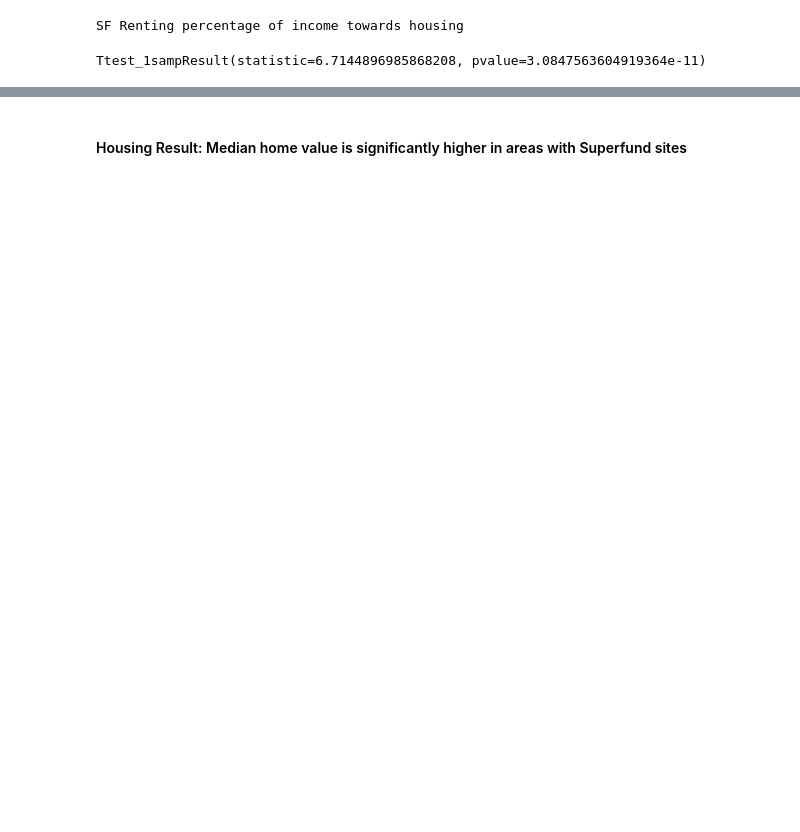
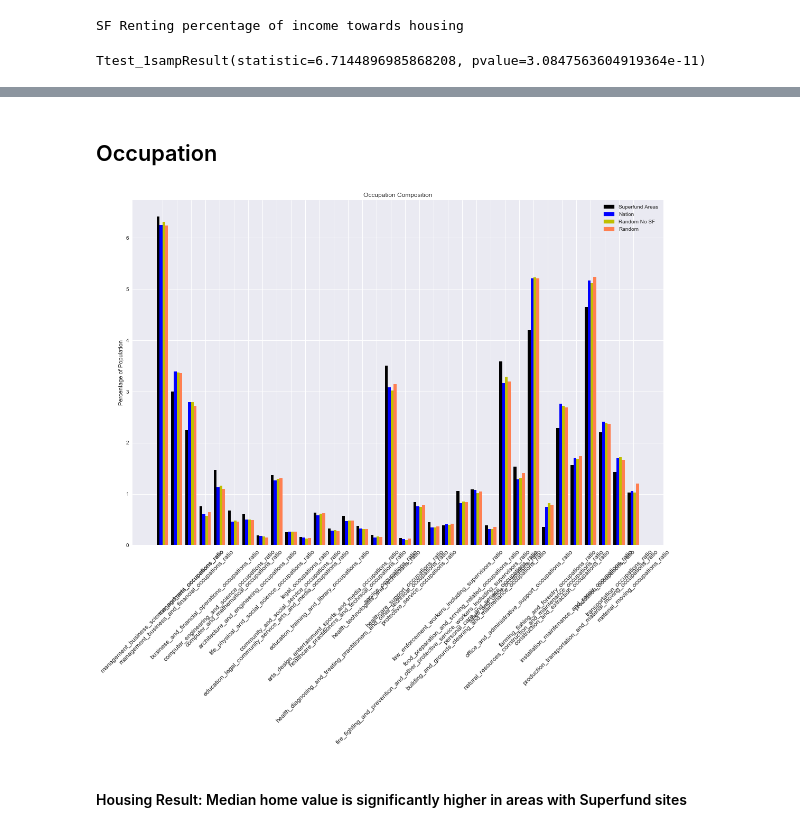
Before and after one commit to harshil753/Project1, a Jupyter notebook: FirstProject.ipynb, the cells around one changed output, grey strips where cells are left out. Drawn from its saved outputs; the diff is of its cells as text; code cells hidden in the pictures; blank space fills up the shorter version.

```diff
--- a/FirstProject.ipynb
+++ b/FirstProject.ipynb
@@ -1258,3 +1259,46 @@ plt.show()
+# %% [markdown]
+## Occupation
+# %%
+occupationLabels = ["management_business_science_and_arts_occupations_ratio", \
+                    "management_business_and_financial_occupations_ratio", \
+                   "management_occupations_ratio", \
+                    "business_and_financial_operations_occupations_ratio", \
+                    "computer_engineering_and_science_occupations_ratio", \
+                    "computer_and_mathematical_occupations_ratio", \
+                    "architecture_and_engineering_occupations_ratio", \
+                    "life_physical_and_social_science_occupations_ratio", \
+                    "education_legal_community_service_arts_and_media_occupations_ratio", \
+                    "community_and_social_service_occupations_ratio", \
+                    "legal_occupations_ratio", \
+                    "education_training_and_library_occupations_ratio", \
+                    "arts_design_entertainment_sports_and_media_occupations_ratio", \
+                    "healthcare_practitioners_and_technical_occupations_ratio", \
+                    "health_diagnosing_and_treating_practitioners_and_other_technical_occupations_ratio", \
+                    "health_technologists_and_technicians_ratio", \
+                    "service_occupations_ratio", \
+                    "healthcare_support_occupations_ratio", \
+                    "protective_service_occupations_ratio", \
+                    "fire_fighting_and_prevention_and_other_protective_service_workers_including_supervisors_ratio", \
+                    "law_enforcement_workers_including_supervisors_ratio", \
+                    "food_preparation_and_serving_related_occupations_ratio", \
+                    "building_and_grounds_cleaning_and_maintenance_occupations_ratio", \
+                    "personal_care_and_service_occupations_ratio", \
+                    "sales_and_office_occupations_ratio", \
+                    "office_and_administrative_support_occupations_ratio", \
+                    "natural_resources_construction_and_maintenance_occupations_ratio", \
+                    "farming_fishing_and_forestry_occupations_ratio", \
+                    "construction_and_extraction_occupations_ratio", \
+                    "installation_maintenance_and_repair_occupations_ratio", \
+                    "production_transportation_and_material_moving_occupations_ratio", \
+                    "production_occupations_ratio", \
+                    "transportation_occupations_ratio", \
+                    "material_moving_occupations_ratio"
+                   ]
+plt.figure(figsize=(18,12))
+getBarGraphSFAndNationParallel(plt, occupationLabels, sfcensus, censusByZipCd2015_df, no_sf_subset, random_subset, "Occupation Composition", "Percentage of Population", "45", 111)
+plt.show()
+# %% [output]
+[figure, added]
 # %% [markdown]
 #### Housing Result: Median home value is significantly higher in areas with Superfund sites
 # %%
```
Also changed, not shown: parts of 31 cells of this notebook.
